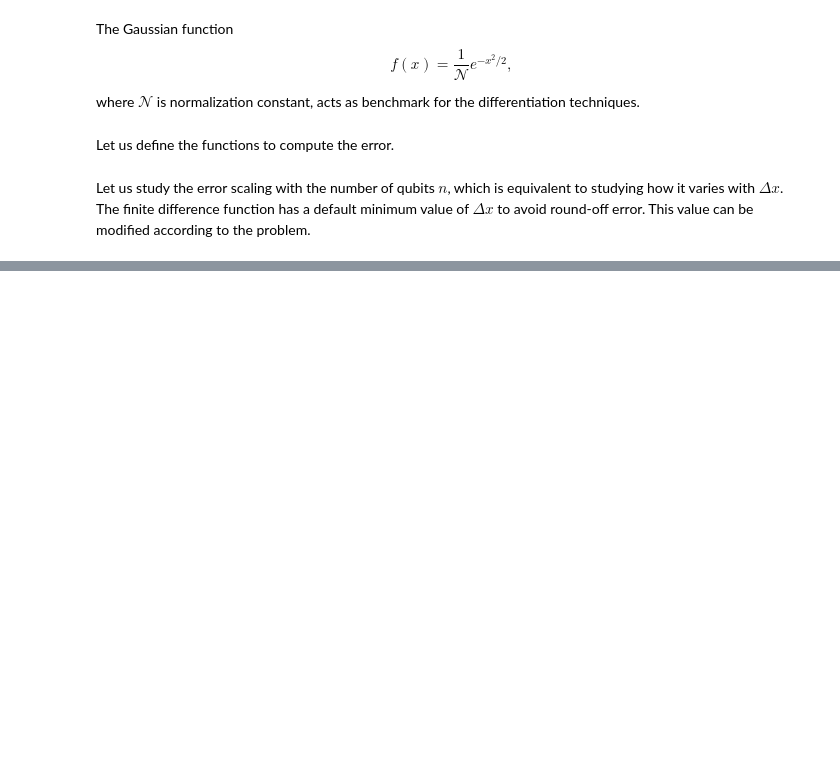
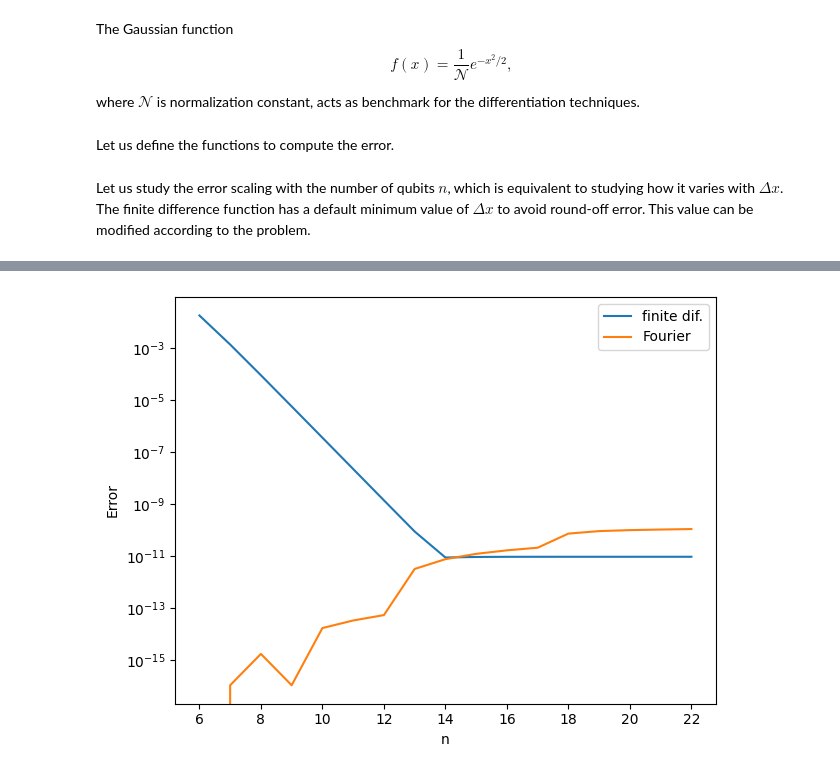
Before and after one commit to juanjosegarciaripoll/seemps2, a Jupyter notebook: examples/Differentiation.ipynb, the cells around one changed output, grey strips where cells are left out. Drawn from its saved outputs; the diff is of its cells as text; code cells hidden in the pictures; blank space fills up the shorter version.

```diff
--- a/examples/Differentiation.ipynb
+++ b/examples/Differentiation.ipynb
@@ -99,8 +78,12 @@ for i, n in enumerate(n_qubits):
 # %%
 fig, ax = plt.subplots()
 ax.set_xlabel("n")
 ax.set_ylabel("Error")
 ax.set_xticks(n_qubits[::2], n_qubits[::2])
-ax.plot(n_qubits, errors, linestyle="dotted")
+ax.plot(n_qubits, errors[:, 0], label="finite dif.")
+ax.plot(n_qubits, errors[:, 1], label="Fourier")
+ax.legend()
 ax.set_yscale("log")
 plt.tight_layout()
+# %% [output]
+[figure, added]
```
Also changed, not shown: parts of 4 cells of this notebook, 4 other files.
